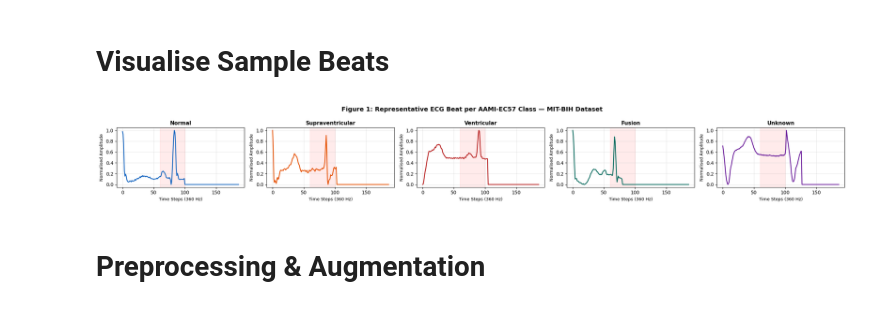
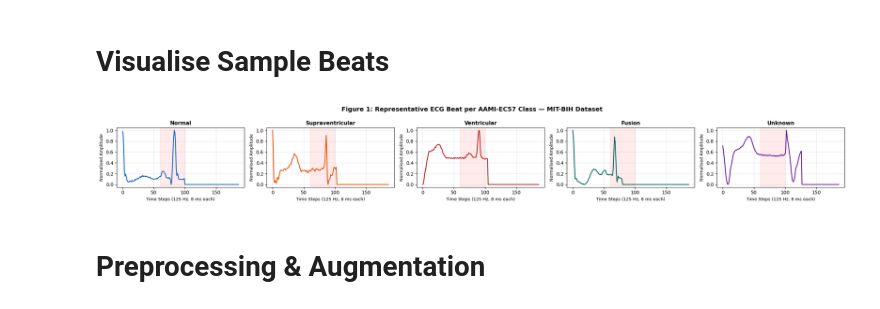
Before and after one commit to asyedamaar-ops/Explainable-Deep-Learning-Based-Predictive-Modelling-for-Early-Detection-of-Cardiac-Arrhythmias, a Jupyter notebook: explainable-deep-learning-based-predictive-modelli.ipynb, the cells around one changed output. Cells and saved outputs as stored; diff of their text form; code cells hidden in the pictures.

```diff
--- a/explainable-deep-learning-based-predictive-modelli.ipynb
+++ b/explainable-deep-learning-based-predictive-modelli.ipynb
@@ -111,26 +104,26 @@ Train: (87554, 187) | Test: (21892, 187)
 # %%
 # ──────────────────────────────────────────────────────────────
 # SAMPLE BEAT VISUALISATION
 # One representative beat per class, plotted side-by-side.
-# Useful for the paper's Figure 1 — shows why morphology differs.
+# Shows how morphology differs between classes.
 # ──────────────────────────────────────────────────────────────
 fig, axes = plt.subplots(1, 5, figsize=(22, 3))
 for i, (name, color) in enumerate(zip(CLASS_NAMES, COLORS)):
     idx = np.where(y_train_raw == i)[0][0]
     axes[i].plot(X_train_raw[idx], color=color, linewidth=1.8)
     axes[i].set_title(name, fontweight='bold', fontsize=11)
-    axes[i].set_xlabel('Time Steps (360 Hz)', fontsize=9)
+    axes[i].set_xlabel('Time Steps (125 Hz, 8 ms each)', fontsize=9)
     axes[i].set_ylabel('Normalised Amplitude', fontsize=9)
     axes[i].grid(alpha=0.3)
     # Annotate QRS peak region (approx timesteps 60-100)
     axes[i].axvspan(60, 100, alpha=0.08, color='red', label='QRS region')
 plt.suptitle('Figure 1: Representative ECG Beat per AAMI-EC57 Class — MIT-BIH Dataset',
              fontsize=13, fontweight='bold')
 plt.tight_layout()
 plt.savefig('fig1_sample_beats.png', dpi=300, bbox_inches='tight')
 plt.show()
 # %% [output]
-[figure, old version]
+[figure, new version]
 # %% [markdown]
 # **Preprocessing & Augmentation**
 # %%
```
Also changed, not shown: parts of 31 cells of this notebook, 1 other file.
